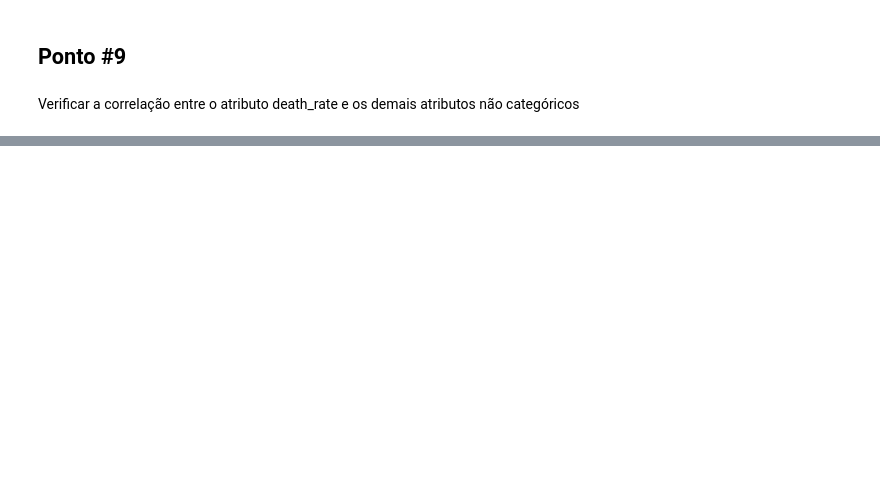
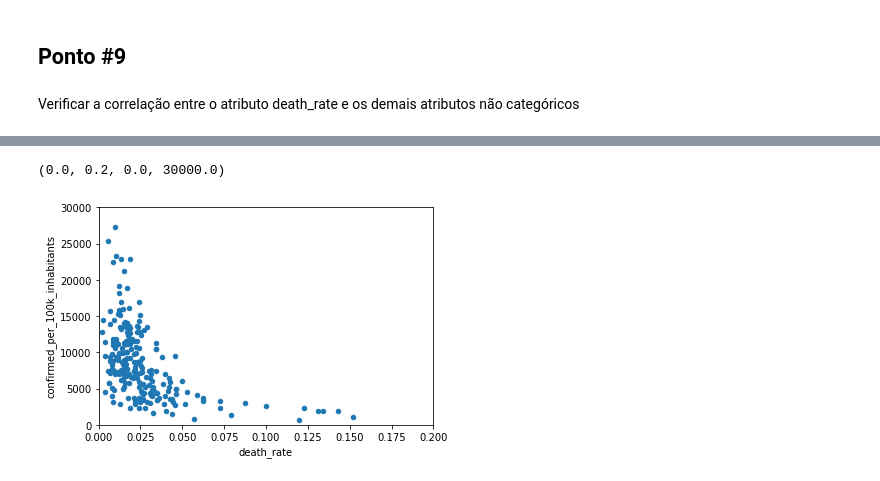
Before and after one commit to Pepyn0/SI, a Jupyter notebook: AT01/dados_covid_PI.ipynb, the cells around one changed output, grey strips where cells are left out. Cells and saved outputs as stored; diff of their text form; code cells hidden in the pictures; blank space fills up the shorter version.

```diff
--- a/AT01/dados_covid_PI.ipynb
+++ b/AT01/dados_covid_PI.ipynb
@@ -390 +388,7 @@ is_last                                NaN
 Name: death_rate, dtype: float64
+# %%
+dataPiaui.plot(kind='scatter', x='death_rate', y='confirmed_per_100k_inhabitants')
+plt.axis([0, 0.2, 0, 30000])
+# %% [output]
+(0.0, 0.2, 0.0, 30000.0)
+[figure, added]
```
Also changed, not shown: parts of 5 cells of this notebook.
